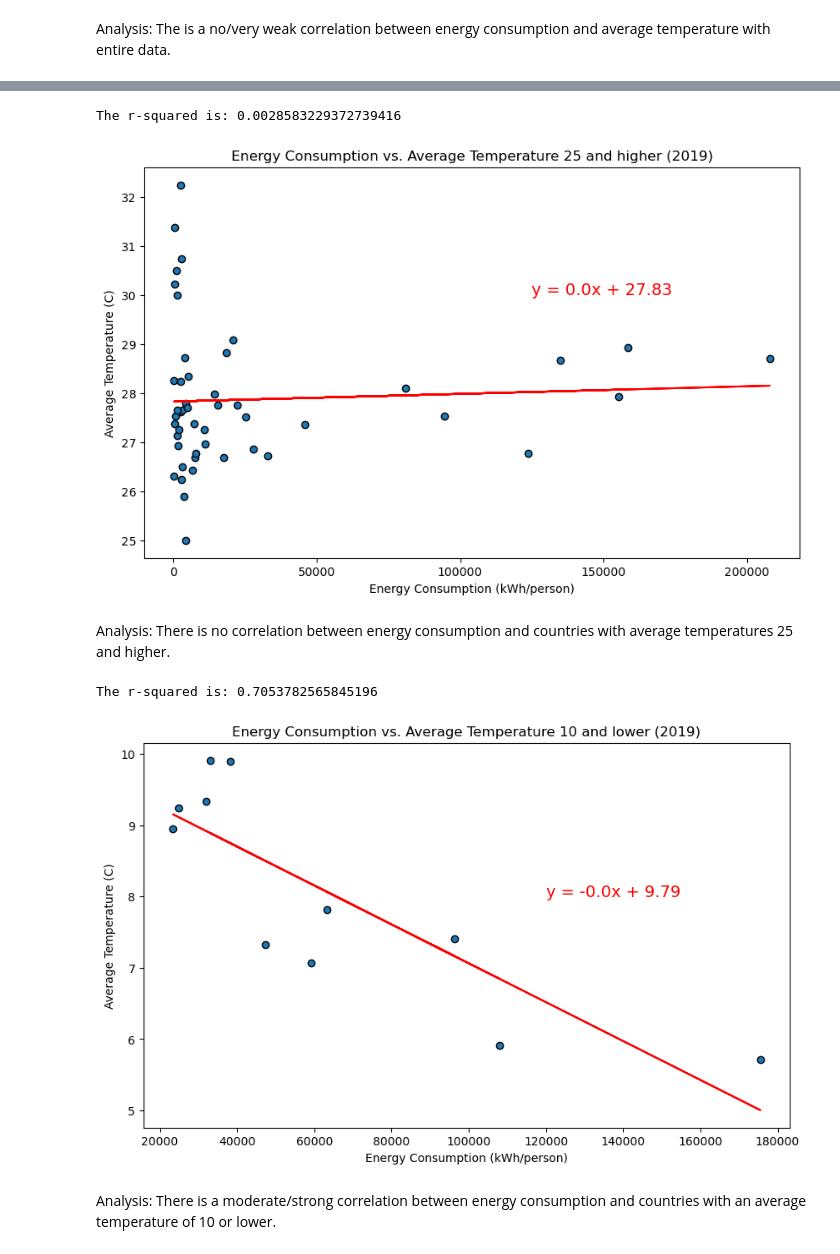
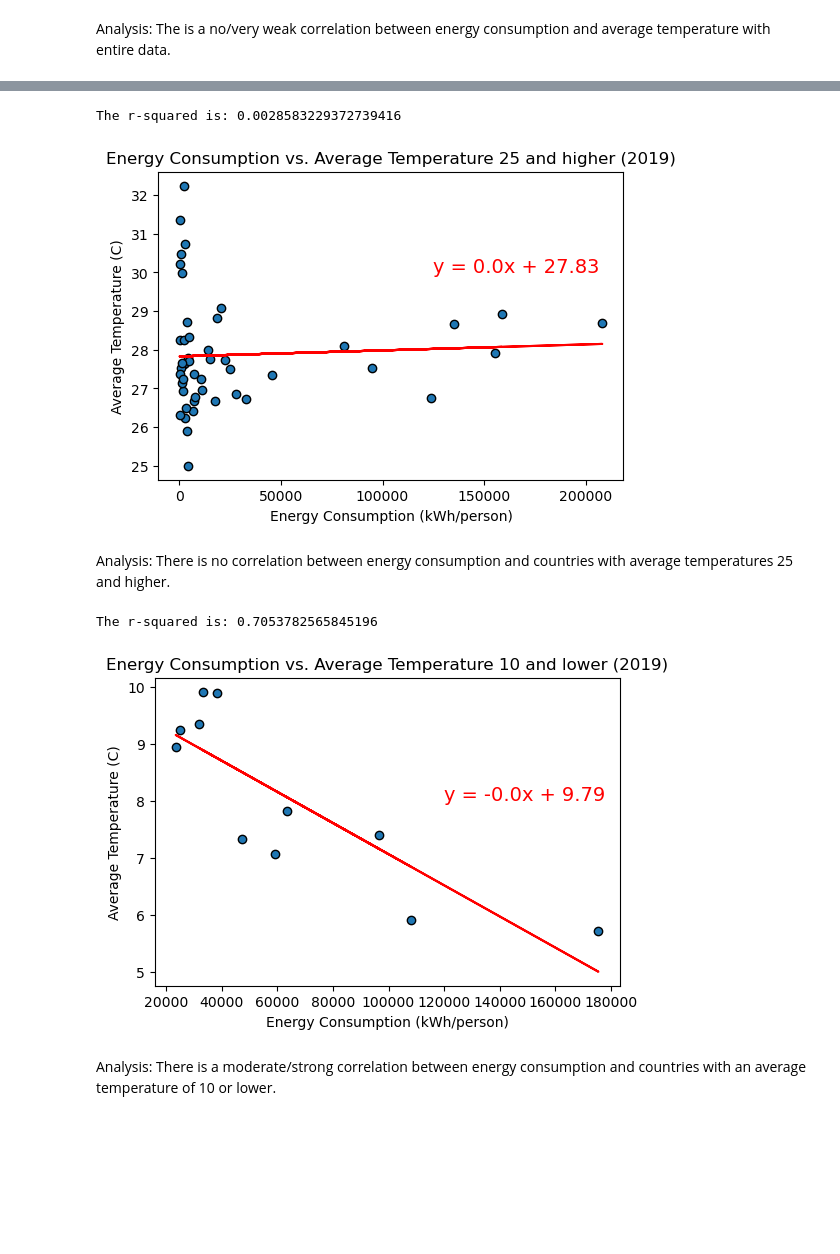
Before and after one commit to yosieph/Project1, a Jupyter notebook: project1update.ipynb, the cells around one changed output, grey strips where cells are left out. Cells and saved outputs as stored; diff of their text form; code cells hidden in the pictures; blank space fills up the shorter version.

```diff
--- a/project1update.ipynb
+++ b/project1update.ipynb
@@ -89,7 +89,7 @@ low_temps = main_data.loc[main_data['Average Temp'] <= 10]
 energy_consumption = high_temps["Primary energy consumption per capita (kWh/person)"]
 temperature = high_temps["Average Temp"]
 
-plt.figure(figsize=(10,6))
+plt.figure(figsize=(6,4))
 plt.scatter(energy_consumption, temperature, marker="o", edgecolors="black")
 
 # Incorporate the other graph properties
@@ -113,39 +113,39 @@ plt.savefig("output_data/Energy Consumption vs. Average Temperature 25 and highe
 plt.show()
 # %% [output]
 The r-squared is: 0.0028583229372739416
-[figure, old version]
+[figure, new version]
 # %% [markdown]
 Analysis: There is no correlation between energy consumption and countries with average temperatures 25 and higher.
 # %%
 #scatter plot showing the correlation between temp and primary energy consumption in low temp
 energy_consumption = low_temps["Primary energy consumption per capita (kWh/person)"]
 temperature = low_temps["Average Temp"]
 
-plt.figure(figsize=(10,6))
+plt.figure(figsize=(6,4))
 plt.scatter(energy_consumption, temperature, marker="o", edgecolors="black")
 
 # Incorporate the other graph properties
 plt.xlabel('Energy Consumption (kWh/person)')
 plt.ylabel('Average Temperature (C)')
 plt.title('Energy Consumption vs. Average Temperature 10 and lower (2019)')
 
 #add linear regression
 (slope, intercept, rvalue, pvalue, stderr) = linregress(energy_consumption, temperature)
 regress_values = energy_consumption * slope + intercept
 line_eq = "y = " + str(round(slope,2)) + "x + " + str(round(intercept,2))
 correlation = st.pearsonr(energy_consumption, temperature)
 print(f"The r-squared is: {rvalue**2}")
 plt.plot(energy_consumption, regress_values, "r-")
 plt.annotate(line_eq, (120000, 8), fontsize=14,color="red")
 
 # Save the figure
 plt.savefig("output_data/Energy Consumption vs. Average Temperature 10 and lower (2019).png")
 
 # Show plot
 plt.show()
 # %% [output]
 The r-squared is: 0.7053782565845196
-[figure, old version]
+[figure, new version]
 # %% [markdown]
 Analysis: There is a moderate/strong correlation between energy consumption and countries with an average temperature of 10 or lower.
 # %%
```
Also changed, not shown: parts of 7 cells of this notebook, 7 other files.
